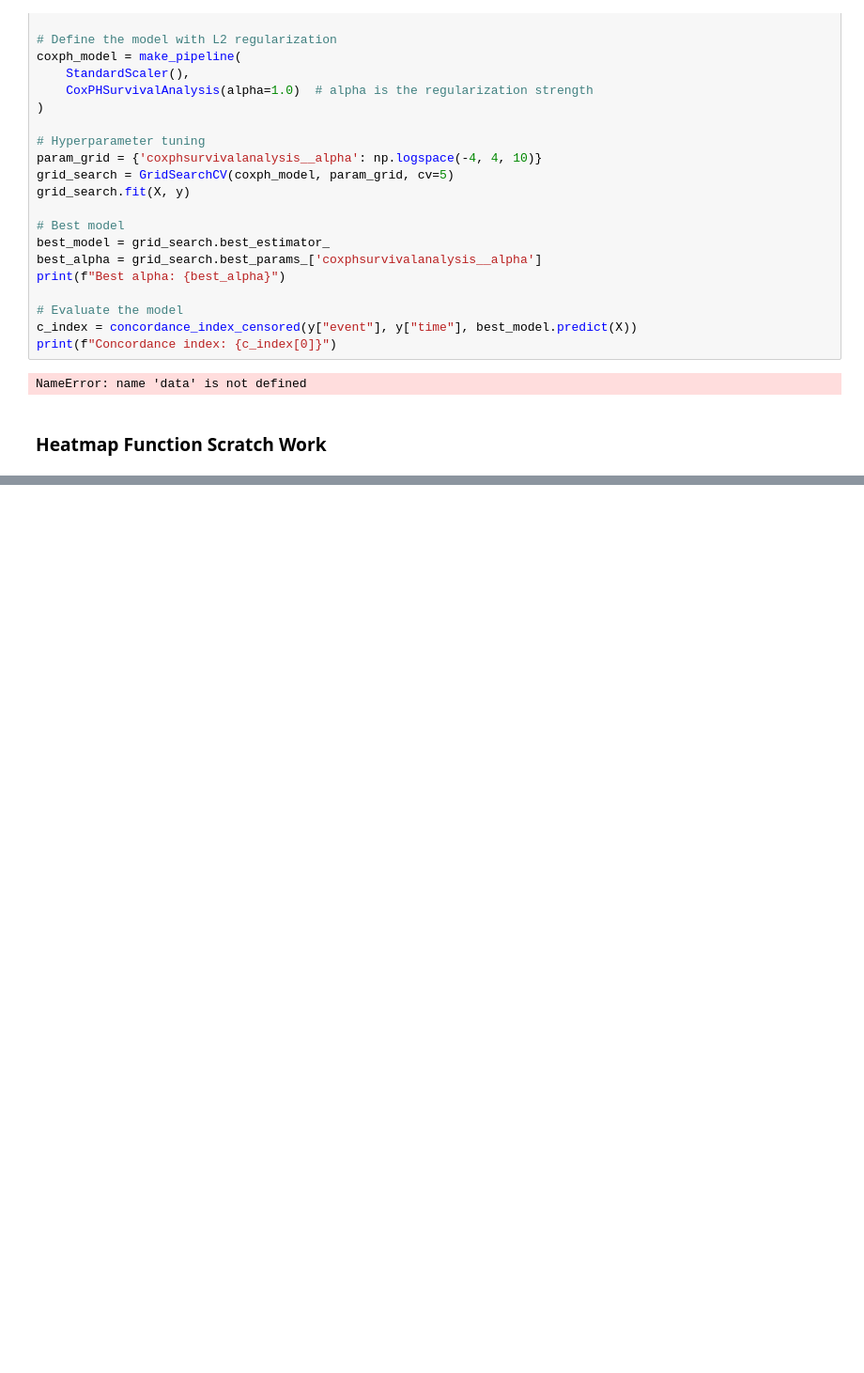
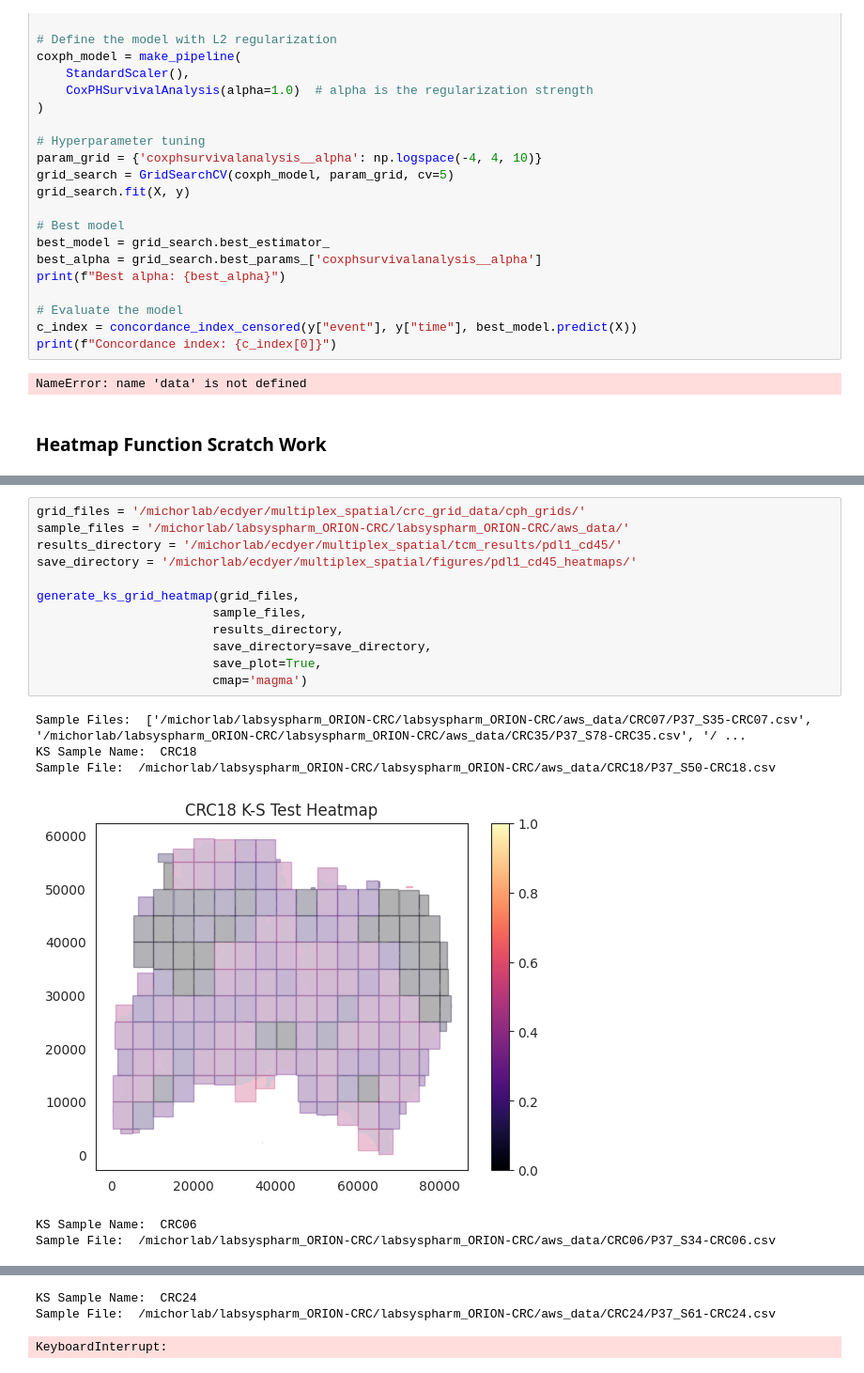
Before and after one commit to emmachancellor/ExtendedCorrelationFunctions_ECD, a Jupyter notebook: tcm_cph_model.ipynb, the cells around one changed output, grey strips where cells are left out. Shown at 94% size. Saved outputs shown, nothing was run; the diff lists cells and outputs as text; blank space fills up the shorter version.

```diff
--- a/tcm_cph_model.ipynb
+++ b/tcm_cph_model.ipynb
@@ -414,0 +417,19 @@ if __name__ == "__main__":
+# %%
+grid_files = '/michorlab/ecdyer/multiplex_spatial/crc_grid_data/cph_grids/'
+sample_files = '/michorlab/labsyspharm_ORION-CRC/labsyspharm_ORION-CRC/aws_data/'
+results_directory = '/michorlab/ecdyer/multiplex_spatial/tcm_results/pdl1_cd45/'
+save_directory = '/michorlab/ecdyer/multiplex_spatial/figures/pdl1_cd45_heatmaps/'
+
+generate_ks_grid_heatmap(grid_files,
+                        sample_files,
+                        results_directory,
+                        save_directory=save_directory,
+                        save_plot=True,
+                        cmap='magma')
+# %% [output]
+Sample Files:  ['/michorlab/labsyspharm_ORION-CRC/labsyspharm_ORION-CRC/aws_data/CRC07/P37_S35-CRC07.csv', '/michorlab/labsyspharm_ORION-CRC/labsyspharm_ORION-CRC/aws_data/CRC35/P37_S78-CRC35.csv', '/ ...
+KS Sample Name:  CRC18
+Sample File:  /michorlab/labsyspharm_ORION-CRC/labsyspharm_ORION-CRC/aws_data/CRC18/P37_S50-CRC18.csv
+[figure, added]
+KS Sample Name:  CRC06
+Sample File:  /michorlab/labsyspharm_ORION-CRC/labsyspharm_ORION-CRC/aws_data/CRC06/P37_S34-CRC06.csv
@@ -414,0 +437,3 @@ if __name__ == "__main__":
+KS Sample Name:  CRC24
+Sample File:  /michorlab/labsyspharm_ORION-CRC/labsyspharm_ORION-CRC/aws_data/CRC24/P37_S61-CRC24.csv
+KeyboardInterrupt:
```
Also changed, not shown: parts of 2 cells of this notebook, 2 other files.
